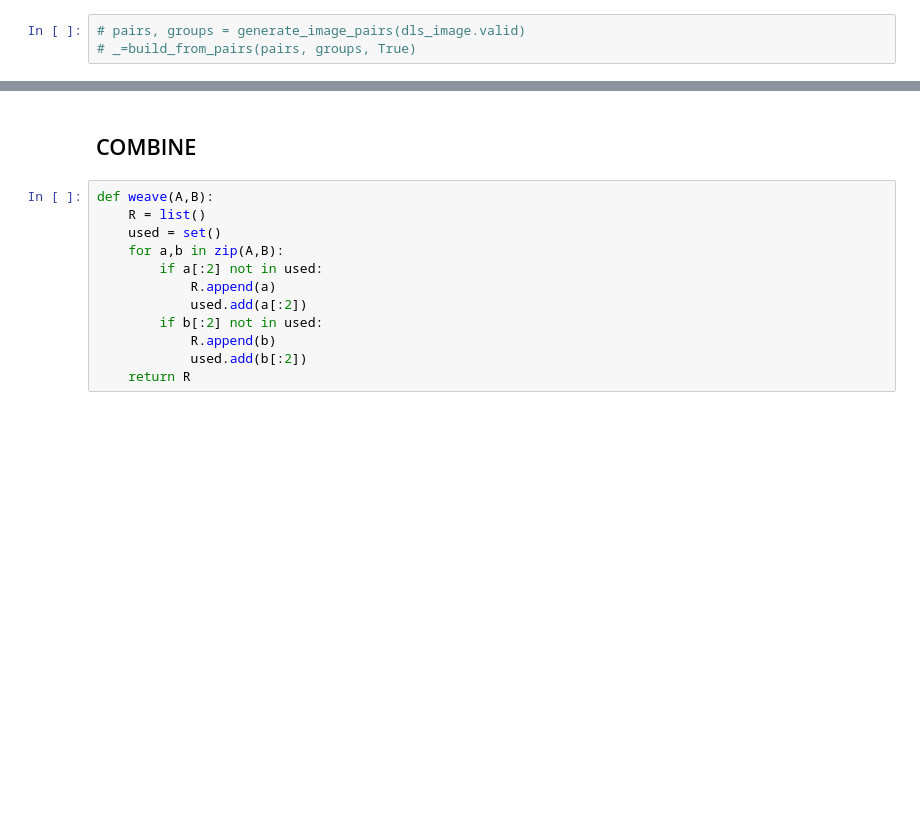
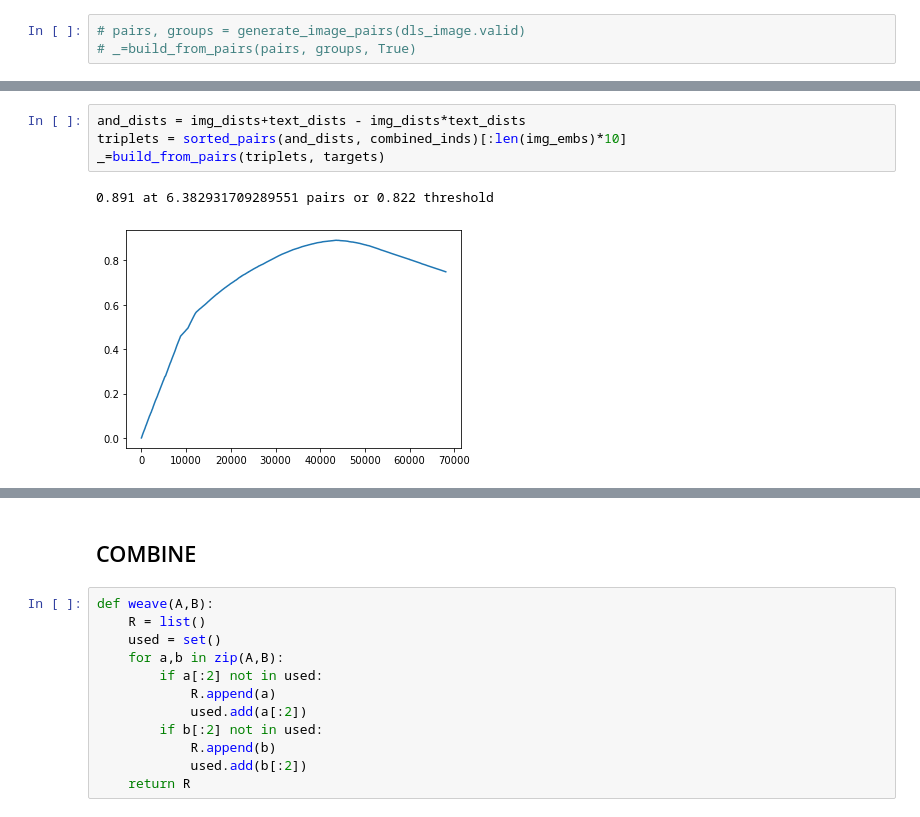
Before and after one commit to slawekslex/shopee, a Jupyter notebook: InferCombined.ipynb, the cells around one changed output, grey strips where cells are left out. Drawn from its saved outputs; the diff is of its cells as text; blank space fills up the shorter version.

```diff
--- a/InferCombined.ipynb
+++ b/InferCombined.ipynb
@@ -201,0 +240,7 @@ def generate_image_pairs(dl):
+# %%
+and_dists = img_dists+text_dists - img_dists*text_dists
+triplets = sorted_pairs(and_dists, combined_inds)[:len(img_embs)*10]
+_=build_from_pairs(triplets, targets)
+# %% [output]
+0.891 at 6.382931709289551 pairs or 0.822 threshold
+[figure, added]
```
Also changed, not shown: parts of 20 cells of this notebook, 6 other files.
